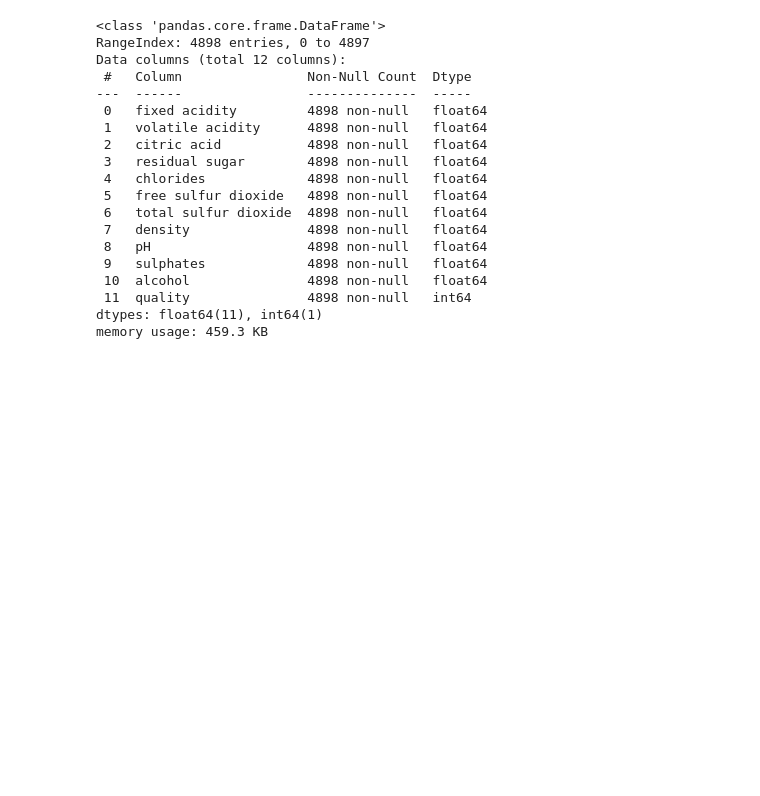
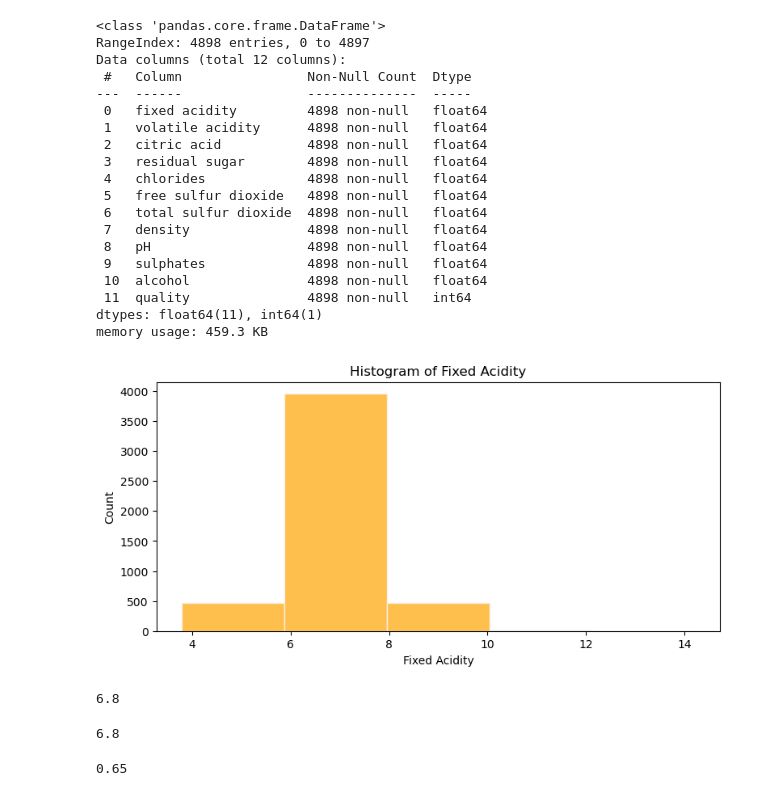
Before and after one commit to Tirth678/Data-Analysis-Projects, a Jupyter notebook: Project 1/Data/Notebook.ipynb, the cells around one changed output. Cells and saved outputs as stored; diff of their text form; code cells hidden in the pictures; blank space fills up the shorter version.

```diff
--- a/Project 1/Data/Notebook.ipynb
+++ b/Project 1/Data/Notebook.ipynb
@@ -56,3 +56,29 @@ Data columns (total 12 columns):
  11  quality               4898 non-null   int64
 dtypes: float64(11), int64(1)
 memory usage: 459.3 KB
+# %%
+
+# viewing the distributions of various features of database in data set and calculating central tendancies
+plt.figure(figsize = (9,4))
+
+sns.histplot(data = data ,x = 'fixed acidity', color = 'orange',
+             edgecolor = 'linen', alpha = 0.7, bins = 5)
+
+plt.title("Histogram of Fixed Acidity")
+plt.xlabel('Fixed Acidity')
+plt.ylabel('Count')
+plt.show()
+# %% [output]
+[figure, added]
+# %%
+round(data['fixed acidity'].mean(),2)
+# %% [output]
+6.8
+# %%
+round(data['fixed acidity'].median(),2)
+# %% [output]
+6.8
+# %%
+round(data['fixed acidity'].skew(),2)
+# %% [output]
+0.65
```
Also changed, not shown: parts of 21 cells of this notebook.
